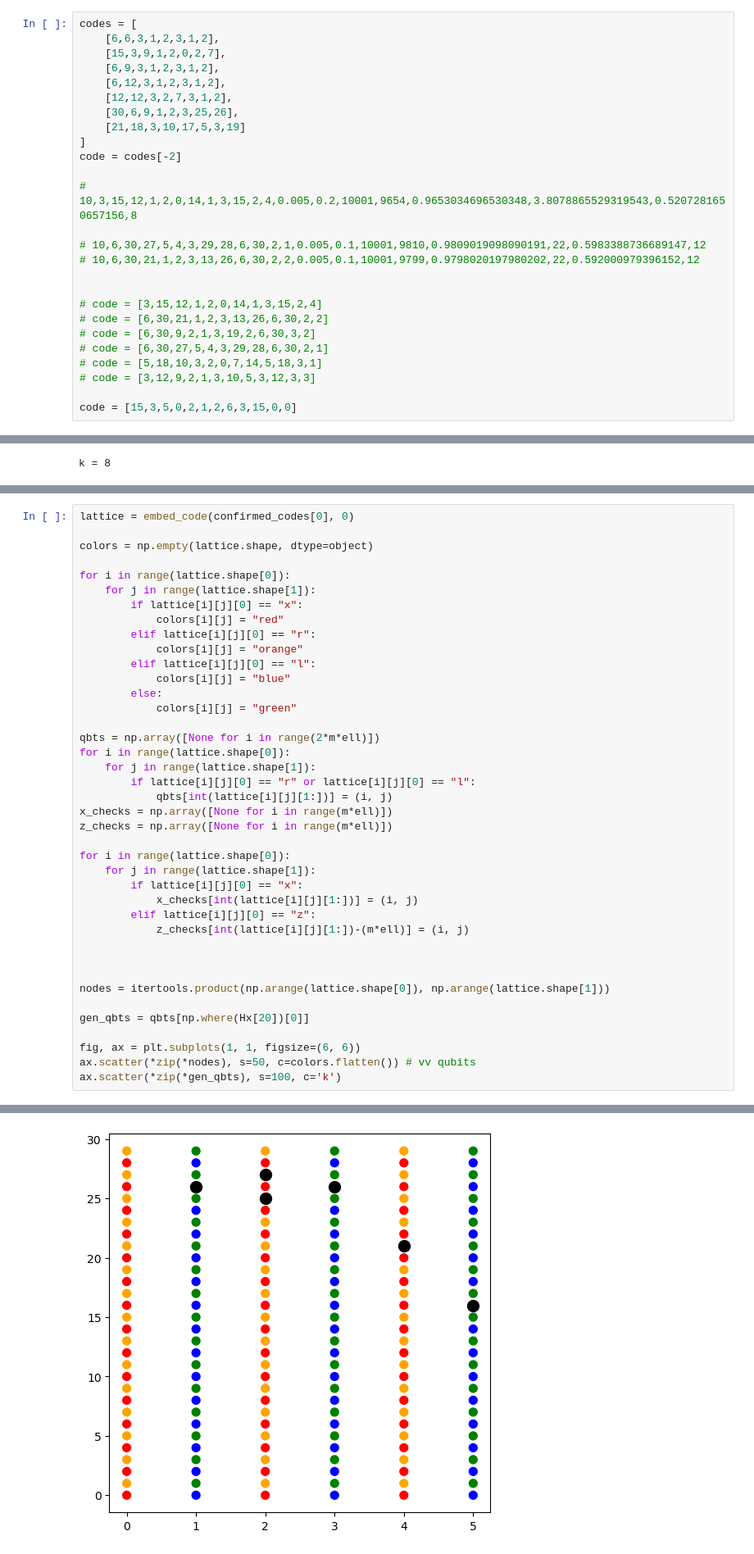
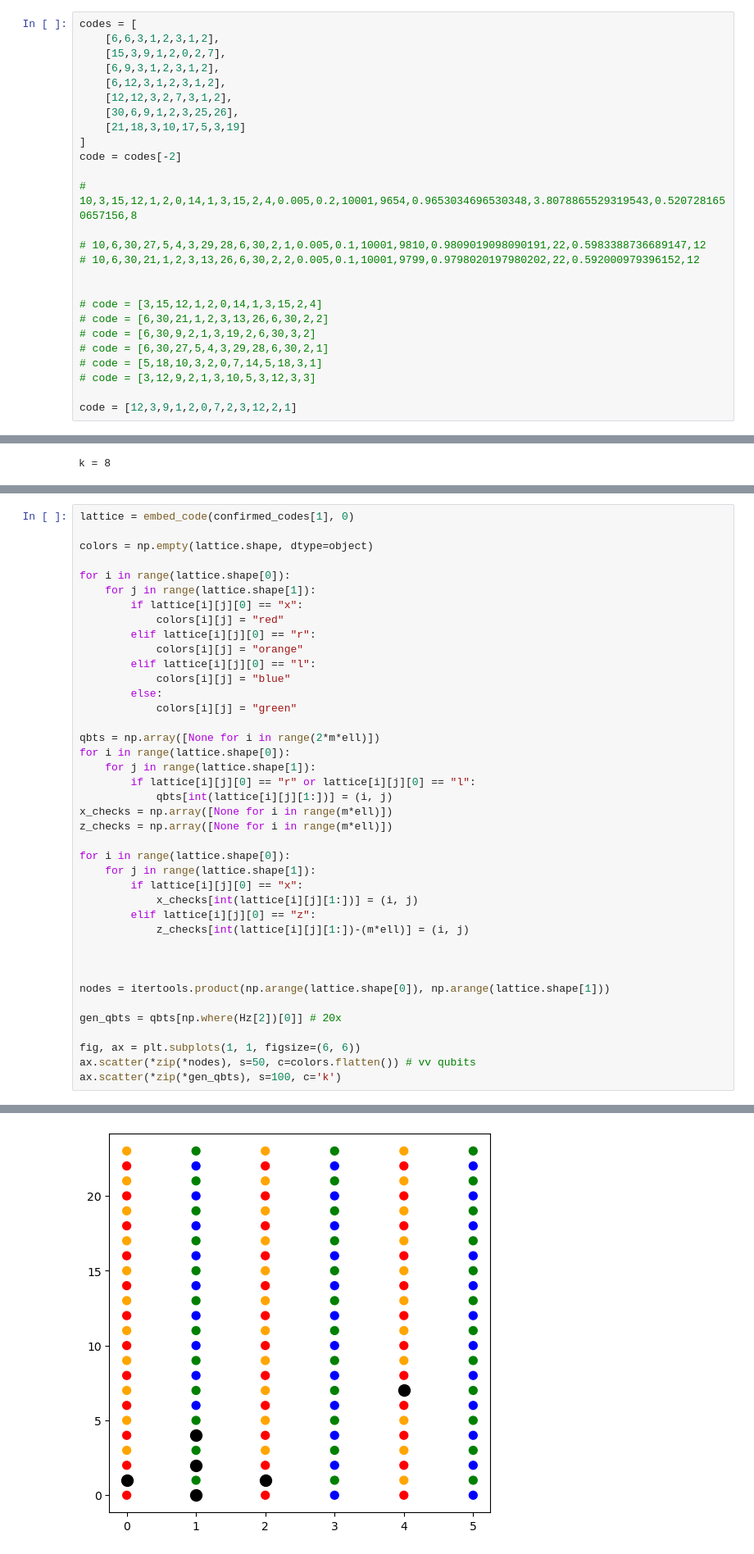
Before and after one commit to noahberthusen/qecc_routing, a Jupyter notebook: src_py/quasi-cyclic/quasi-cyclic.ipynb, the cells around one changed output, grey strips where cells are left out. Shown at 82% size. Cells and saved outputs as stored; diff of their text form.

```diff
--- a/src_py/quasi-cyclic/quasi-cyclic.ipynb
+++ b/src_py/quasi-cyclic/quasi-cyclic.ipynb
@@ -33,7 +33,7 @@ code = codes[-2]
 # code = [5,18,10,3,2,0,7,14,5,18,3,1]
 # code = [3,12,9,2,1,3,10,5,3,12,3,3]
 
-code = [15,3,5,0,2,1,2,6,3,15,0,0]
+code = [12,3,9,1,2,0,7,2,3,12,2,1]
 # %%
 def cyclic_shift_matrix(l):
     arr = np.eye(l, dtype=int)
@@ -232,5 +223,5 @@ for c,code in enumerate(confirmed_codes):
 # %%
-lattice = embed_code(confirmed_codes[0], 0)
+lattice = embed_code(confirmed_codes[1], 0)
 
 colors = np.empty(lattice.shape, dtype=object)
 
@@ -243,35 +234,35 @@ for i in range(lattice.shape[0]):
         elif lattice[i][j][0] == "l":
             colors[i][j] = "blue"
         else:
             colors[i][j] = "green"
 
 qbts = np.array([None for i in range(2*m*ell)])
 for i in range(lattice.shape[0]):
     for j in range(lattice.shape[1]):
         if lattice[i][j][0] == "r" or lattice[i][j][0] == "l":
             qbts[int(lattice[i][j][1:])] = (i, j)
 x_checks = np.array([None for i in range(m*ell)])
 z_checks = np.array([None for i in range(m*ell)])
 
 for i in range(lattice.shape[0]):
     for j in range(lattice.shape[1]):
         if lattice[i][j][0] == "x":
             x_checks[int(lattice[i][j][1:])] = (i, j)
         elif lattice[i][j][0] == "z":
             z_checks[int(lattice[i][j][1:])-(m*ell)] = (i, j)
 
 
 
 nodes = itertools.product(np.arange(lattice.shape[0]), np.arange(lattice.shape[1]))
 
-gen_qbts = qbts[np.where(Hx[20])[0]]
+gen_qbts = qbts[np.where(Hz[2])[0]] # 20x
 
 fig, ax = plt.subplots(1, 1, figsize=(6, 6))
 ax.scatter(*zip(*nodes), s=50, c=colors.flatten()) # vv qubits
 ax.scatter(*zip(*gen_qbts), s=100, c='k')
 # %% [output]
 <matplotlib.collections.PathCollection at 0x...>
-[figure, old version]
+[figure, new version]
 # %%
 x_rs = []
 z_rs = []
```
Also changed, not shown: parts of 5 cells of this notebook, 9 other files.
